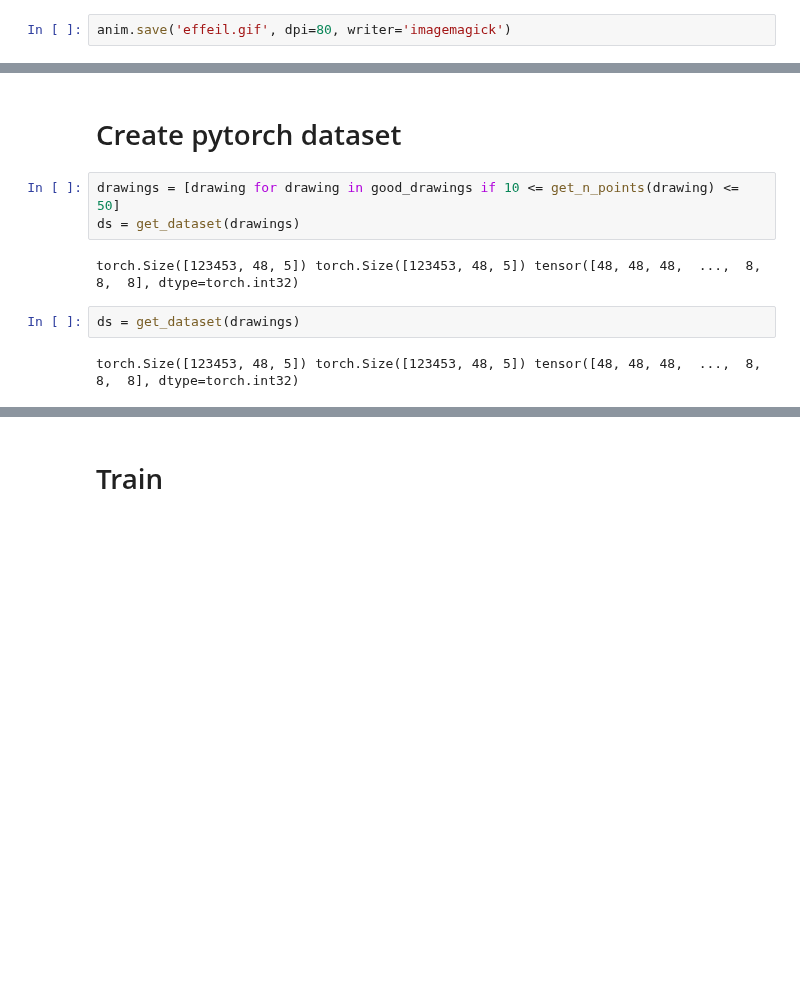
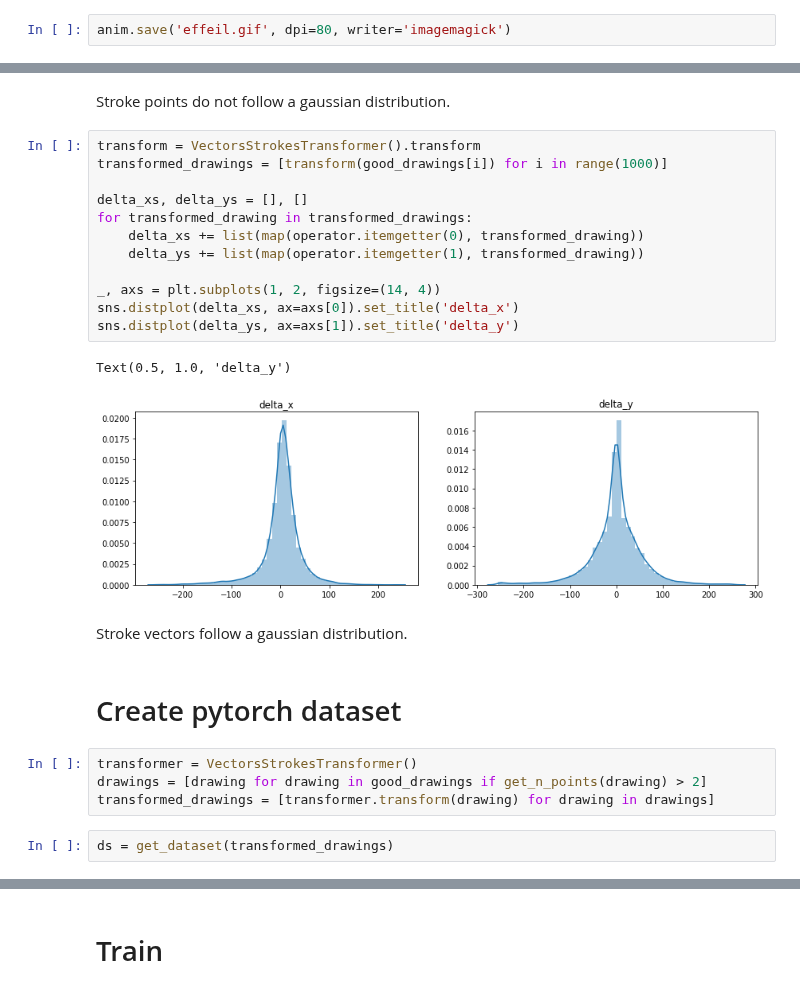
Before and after one commit to quentin-auge/draw, a Jupyter notebook: draw.ipynb, the cells around one changed output, grey strips where cells are left out. Cells and saved outputs as stored; diff of their text form; blank space fills up the shorter version.

```diff
--- a/draw.ipynb
+++ b/draw.ipynb
@@ -58,14 +83,30 @@ anim.save('effeil.gif', dpi=80, writer='imagemagick')
+# %% [markdown]
+Stroke points do not follow a gaussian distribution.
+# %%
+transform = VectorsStrokesTransformer().transform
+transformed_drawings = [transform(good_drawings[i]) for i in range(1000)]
+
+delta_xs, delta_ys = [], []
+for transformed_drawing in transformed_drawings:
+    delta_xs += list(map(operator.itemgetter(0), transformed_drawing))
+    delta_ys += list(map(operator.itemgetter(1), transformed_drawing))
+
+_, axs = plt.subplots(1, 2, figsize=(14, 4))
+sns.distplot(delta_xs, ax=axs[0]).set_title('delta_x')
+sns.distplot(delta_ys, ax=axs[1]).set_title('delta_y')
+# %% [output]
+Text(0.5, 1.0, 'delta_y')
+[figure, added]
+# %% [markdown]
+Stroke vectors follow a gaussian distribution.
 # %% [markdown]
 # Create pytorch dataset
 # %%
-drawings = [drawing for drawing in good_drawings if 10 <= get_n_points(drawing) <= 50]
-ds = get_dataset(drawings)
+transformer = VectorsStrokesTransformer()
+drawings = [drawing for drawing in good_drawings if get_n_points(drawing) > 2]
+transformed_drawings = [transformer.transform(drawing) for drawing in drawings]
-# %% [output]
-torch.Size([123453, 48, 5]) torch.Size([123453, 48, 5]) tensor([48, 48, 48,  ...,  8,  8,  8], dtype=torch.int32)
 # %%
-ds = get_dataset(drawings)
+ds = get_dataset(transformed_drawings)
-# %% [output]
-torch.Size([123453, 48, 5]) torch.Size([123453, 48, 5]) tensor([48, 48, 48,  ...,  8,  8,  8], dtype=torch.int32)
 # %%
 train_idxs, val_idxs = get_train_val_idxs(len(ds), sample_ratio=0.005)
 
```
Also changed, not shown: parts of 11 cells of this notebook, 3 other files.
